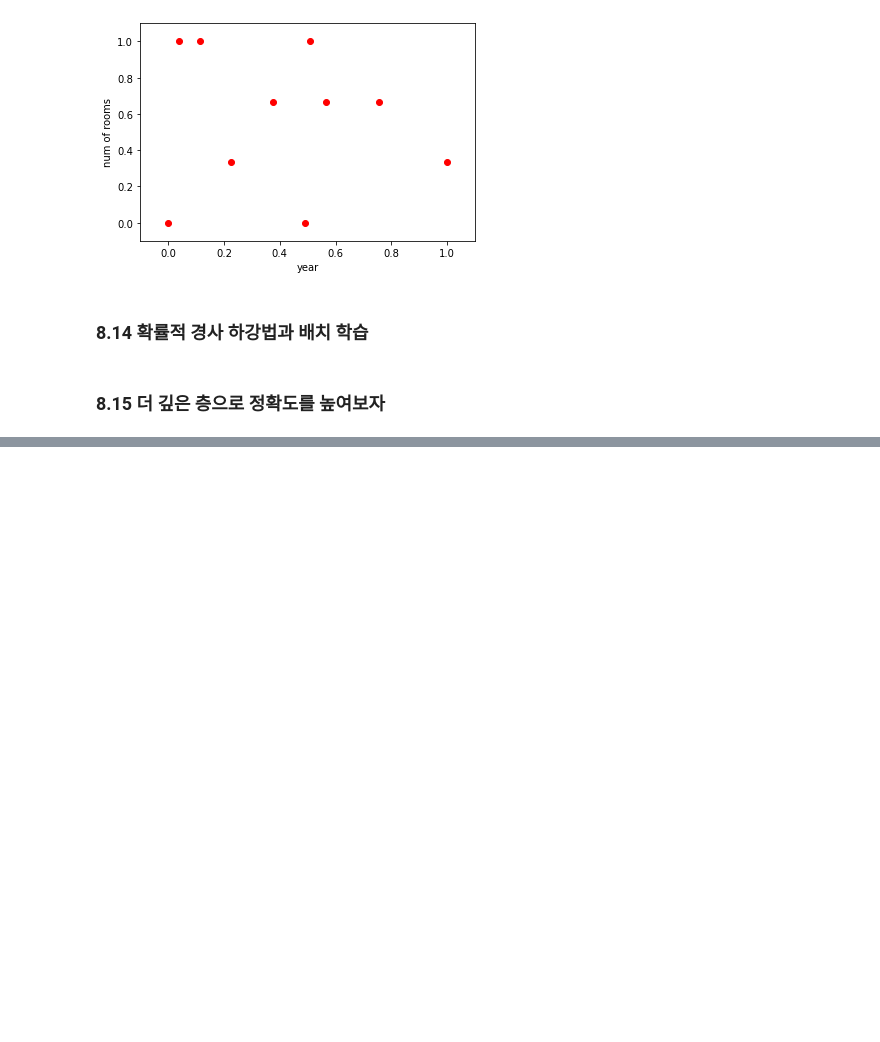
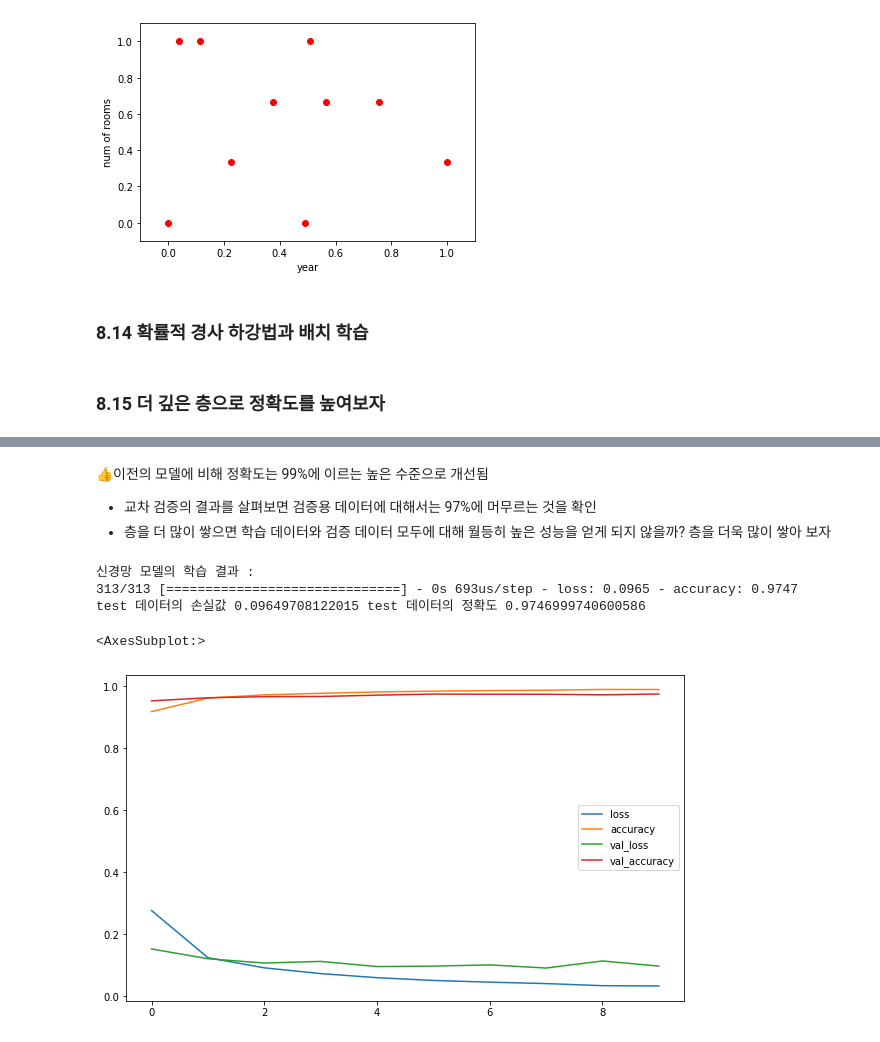
Before and after one commit to soeunida/chapter_eight, a Jupyter notebook: ch08.ipynb, the cells around one changed output, grey strips where cells are left out. Cells and saved outputs as stored; diff of their text form; code cells hidden in the pictures; blank space fills up the shorter version.

```diff
--- a/ch08.ipynb
+++ b/ch08.ipynb
@@ -307,3 +307,29 @@ Text(0, 0.5, 'num of rooms')
 ### 8.14 확률적 경사 하강법과 배치 학습
 # %% [markdown]
 ### 8.15 더 깊은 층으로 정확도를 높여보자
+# %%
+import tensorflow as tf
+from tensorflow import keras
+import numpy as np
+import matplotlib.pyplot as plt
+
+mnist = tf.keras.datasets.mnist
+(x_train, y_train), (x_test, y_test) = mnist.load_data()
+
+x_train, x_test = x_train / 255, x_test / 255  # 입력값 정규화
+
+# 층을 추가한 모델 만들기
+#은닉층이 많으므로 각 계층의 노드를 64개로 민들어보자
+model = keras.models.Sequential( [
+    keras.layers.Flatten(input_shape = (28, 28)),
+    keras.layers.Dense(64, activation = 'relu'),
+    keras.layers.Dense(64, activation = 'relu'),
+    keras.layers.Dense(64, activation = 'relu'),
+    keras.layers.Dense(10, activation = 'softmax'),
+])
+
+#신경망에서 사용되는 역전파 알고리즘(backpropagation algorithm)은 파라미터를 사용하여 입력부터 출력까지의 각 계층의 weight를 계산하는 과정을 거치는 순방향 패스(forward pass), forward pass를 반대로 거슬러 올라가며 다시 한 번 계산 과정을 거처 기존의 weight를 수정하는 역방향 패스(backward pass)로 나뉩니다.
+#  이 전체 데이터 셋에 대해 해당 과정(forward pass + backward pass)이 완료되면 한 번의 epoch가 진행됐다고 볼 수 있습니다.
+model.compile(optimizer='adam', loss='sparse_categorical_crossentropy', metrics=['accuracy'])
+
+history = model.fit(x_train, y_train, epochs = 10, validation_data = (x_test, y_test))
@@ -309,0 +357,19 @@ Text(0, 0.5, 'num of rooms')
+# %% [markdown]
+👍이전의 모델에 비해 정확도는 99%에 이르는 높은 수준으로 개선됨
+- 교차 검증의 결과를 살펴보면 검증용 데이터에 대해서는 97%에 머무르는 것을 확인
+- 층을 더 많이 쌓으면 학습 데이터와 검증 데이터 모두에 대해 월등히 높은 성능을 얻게 되지 않을까? 층을 더욱 많이 쌓아 보자
+# %%
+print('신경망 모델의 학습 결과 :')
+eval_loss, eval_acc = model.evaluate(x_test, y_test)
+print('test 데이터의 손실값', eval_loss, 'test 데이터의 정확도', eval_acc)
+# %% [output]
+신경망 모델의 학습 결과 :
+313/313 [==============================] - 0s 693us/step - loss: 0.0965 - accuracy: 0.9747
+test 데이터의 손실값 0.09649708122015 test 데이터의 정확도 0.9746999740600586
+# %%
+import pandas as pd
+pd.DataFrame(history.history).plot(figsize = (10, 6))
+#figsize = (10, 6) 그래프의 가로 길이와 세로 길이(inch)
+# %% [output]
+<AxesSubplot:>
+[figure, added]
```
Also changed, not shown: parts of 31 cells of this notebook.
